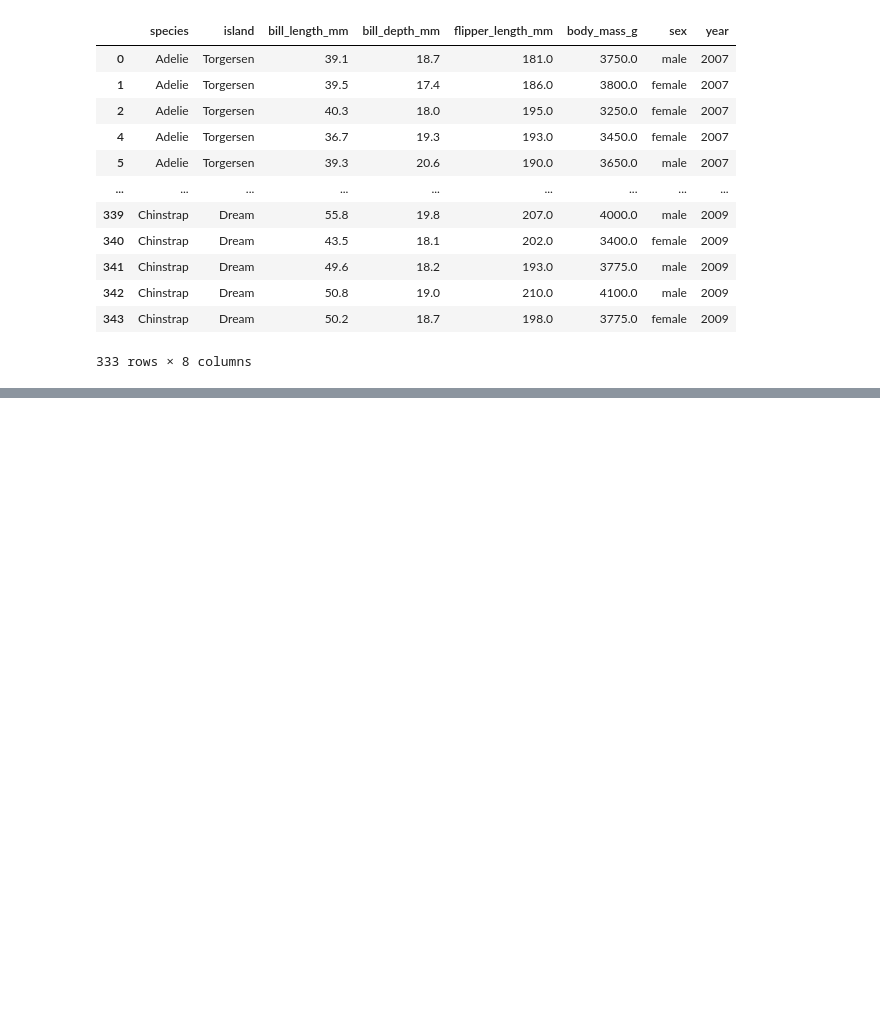
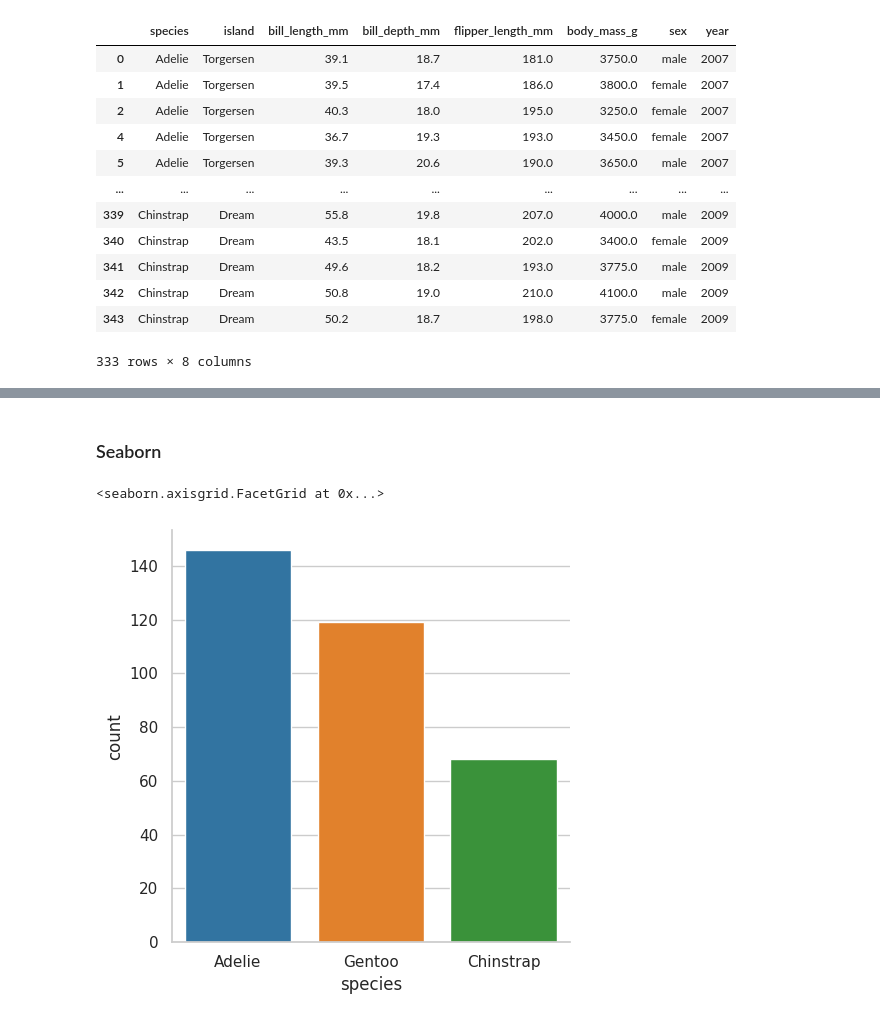
Before and after one commit to electrojam/Curso-de-Analisis-Exploratorio-de-Datos, a Jupyter notebook: 1-conociendo nuestros datos.ipynb, the cells around one changed output, grey strips where cells are left out. Cells and saved outputs as stored; diff of their text form; code cells hidden in the pictures; blank space fills up the shorter version.

```diff
--- a/1-conociendo nuestros datos.ipynb
+++ b/1-conociendo nuestros datos.ipynb
@@ -351,0 +467,11 @@ processed_penguins_df
+# %% [markdown]
+### Seaborn
+# %%
+sns.catplot(
+    data=processed_penguins_df,
+    x='species',
+    kind='count'
+)
+# %% [output]
+<seaborn.axisgrid.FacetGrid at 0x...>
+[figure, added]
```
Also changed, not shown: parts of 30 cells of this notebook.
